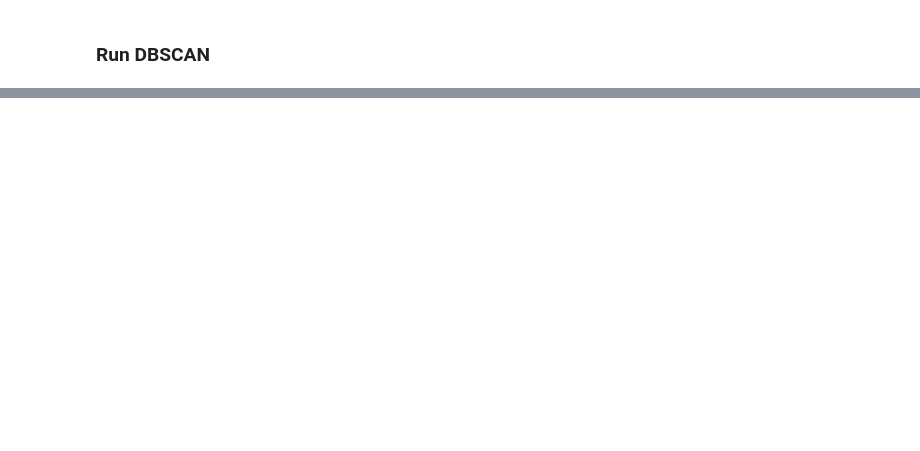
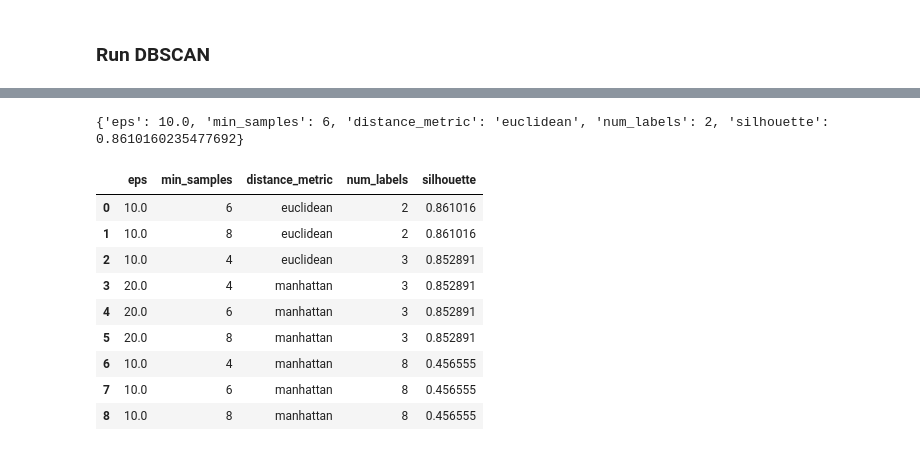
Before and after one commit to sheawinkler/cs411-data-modeling, a Jupyter notebook: hw03/Assignment03Part_A.ipynb, the cells around one changed output, grey strips where cells are left out. Saved outputs shown, nothing was run; the diff lists cells and outputs as text; code cells hidden in the pictures; blank space fills up the shorter version.

```diff
--- a/hw03/Assignment03Part_A.ipynb
+++ b/hw03/Assignment03Part_A.ipynb
@@ -158,7 +165,7 @@ class DBSCAN():
           C = C+1
           label[i]= C
           N.remove(i)
-          S = N
+          S = copy.deepcopy(N)
           for Q in range(len(S)):
               sys.stdout.write( '\r'+"currently in inner loop for iteration "+str(i)+ " and "+str(Q)+"/"+str(len(S)) +" i.e. "+str((Q*100)/len(S)))
               if label[S[Q]] == -1:
@@ -169,13 +176,14 @@ class DBSCAN():
               N = RangeQuery(X, distance_metric, X[Q], eps)
               if len(N) >= min_samples:
                   S.append(N)
-        return label
+        return list(label.values())
 
     def __init__(self):
             pass
 # %%
 #Sanity Check
 dbscan = DBSCAN()
-labels = dbscan.fit(movies_standardized, 5,1,'euclidean')
-labels
+labels = dbscan.fit(movies_standardized[:200], 10,4,'euclidean')
+labl = list(set(labels.values()))
+len(labl)
 # %% [output]
@@ -203,21 +221,24 @@ plt.show()
 # %% [markdown]
 ### Run DBSCAN
 # %%
-eps = [10.0]
-min_samples = [4]
-distance_metric = ['euclidean']
+eps = [10.0, 20, 30]
+min_samples = [4,6,8]
+distance_metric = ['euclidean','manhattan']
+X = copy.deepcopy(movies_standardized[:2000])
 
 dbscan_basket = []
 best_param, best_score, best_labels = None, -1., []
 # %%
 for e in eps:
     for ms in min_samples:
+        print("current iteration "+ str(e) + " and minsamp "+ str(ms)+"       ")
         for dm in distance_metric:
             dbscan = DBSCAN()
-            labels = dbscan.fit(movies_standardized,e,ms,dm)
-            num_labels = np.unique(labels).shape[0]
+            labels = dbscan.fit(X,e,ms,dm)
+            num_labels = len(set(labels))
+            print("    num label is "+ str(num_labels))
             if num_labels < 2: continue
-            sil = silhouette_score(movies_standardized, labels)
+            sil = silhouette_score(X, labels)
             params = {
                 'eps': e,
                 'min_samples': ms,
@@ -241,0 +273,31 @@ test_euclid,test_manh = Distance_matrix(movies_standardized, 'euclidean')
+# %%
+print(best_param)
+# %% [output]
+{'eps': 10.0, 'min_samples': 6, 'distance_metric': 'euclidean', 'num_labels': 2, 'silhouette': 0.8610160235477692}
+# %%
+dbscan_basket.sort(key=lambda x: float(x['silhouette']), reverse=True)
+table = {
+    'eps':[],
+    'min_samples':[],
+    'distance_metric':[],
+    'num_labels':[],
+    'silhouette': []
+}
+
+for k, v in table.items():
+    table[k] = [row[k] for row in dbscan_basket]
+
+df = pd.DataFrame(table)
+pd.set_option('display.max_rows', None, 'display.max_columns', None)
+df
+# %% [output]
+|  | eps | min_samples | distance_metric | num_labels | silhouette |
+| 0 | 10.0 | 6 | euclidean | 2 | 0.861016 |
+| 1 | 10.0 | 8 | euclidean | 2 | 0.861016 |
+| 2 | 10.0 | 4 | euclidean | 3 | 0.852891 |
+| 3 | 20.0 | 4 | manhattan | 3 | 0.852891 |
+| 4 | 20.0 | 6 | manhattan | 3 | 0.852891 |
+| 5 | 20.0 | 8 | manhattan | 3 | 0.852891 |
+| 6 | 10.0 | 4 | manhattan | 8 | 0.456555 |
+| 7 | 10.0 | 6 | manhattan | 8 | 0.456555 |
+| 8 | 10.0 | 8 | manhattan | 8 | 0.456555 |
```
Also changed, not shown: parts of 12 cells of this notebook.
